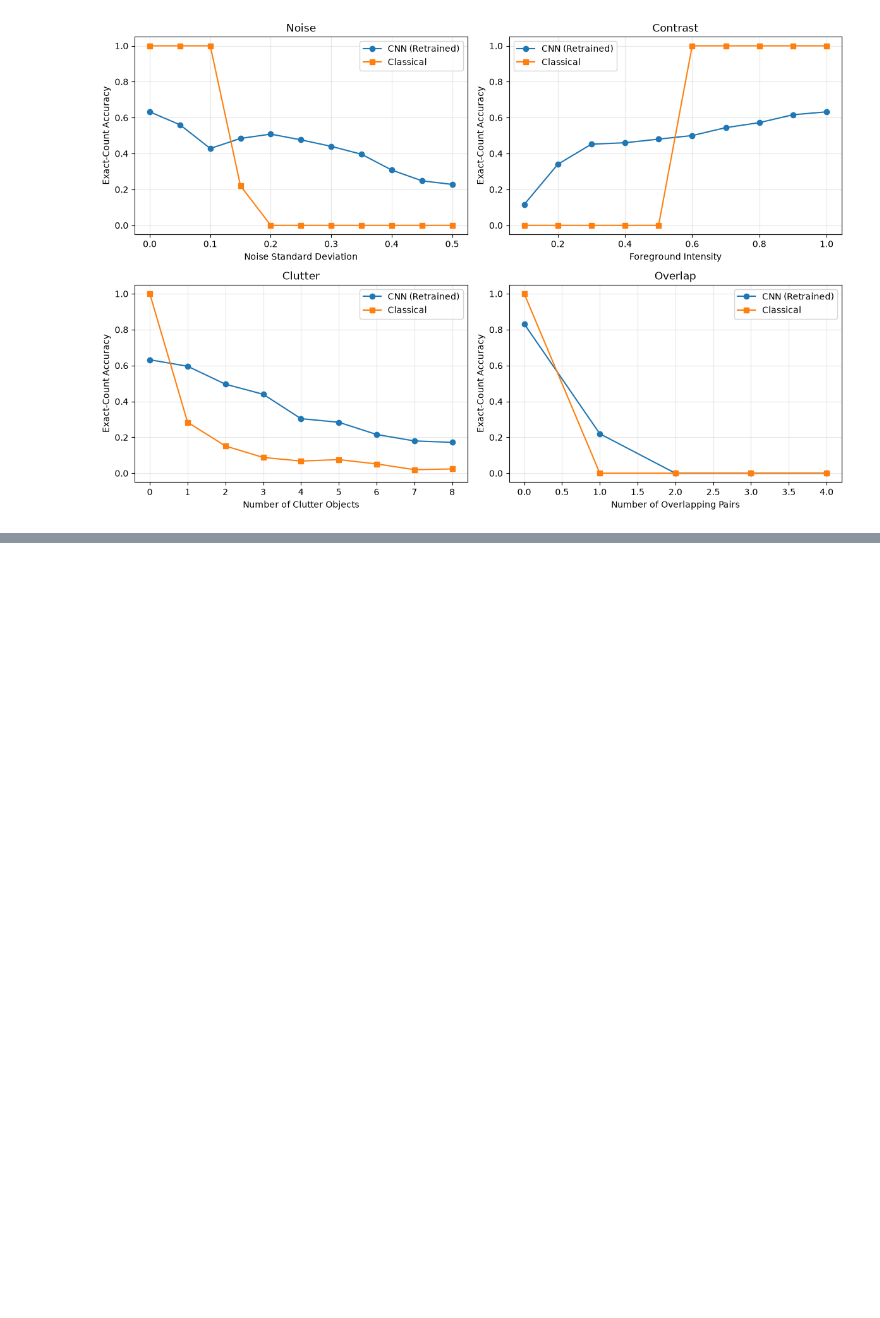
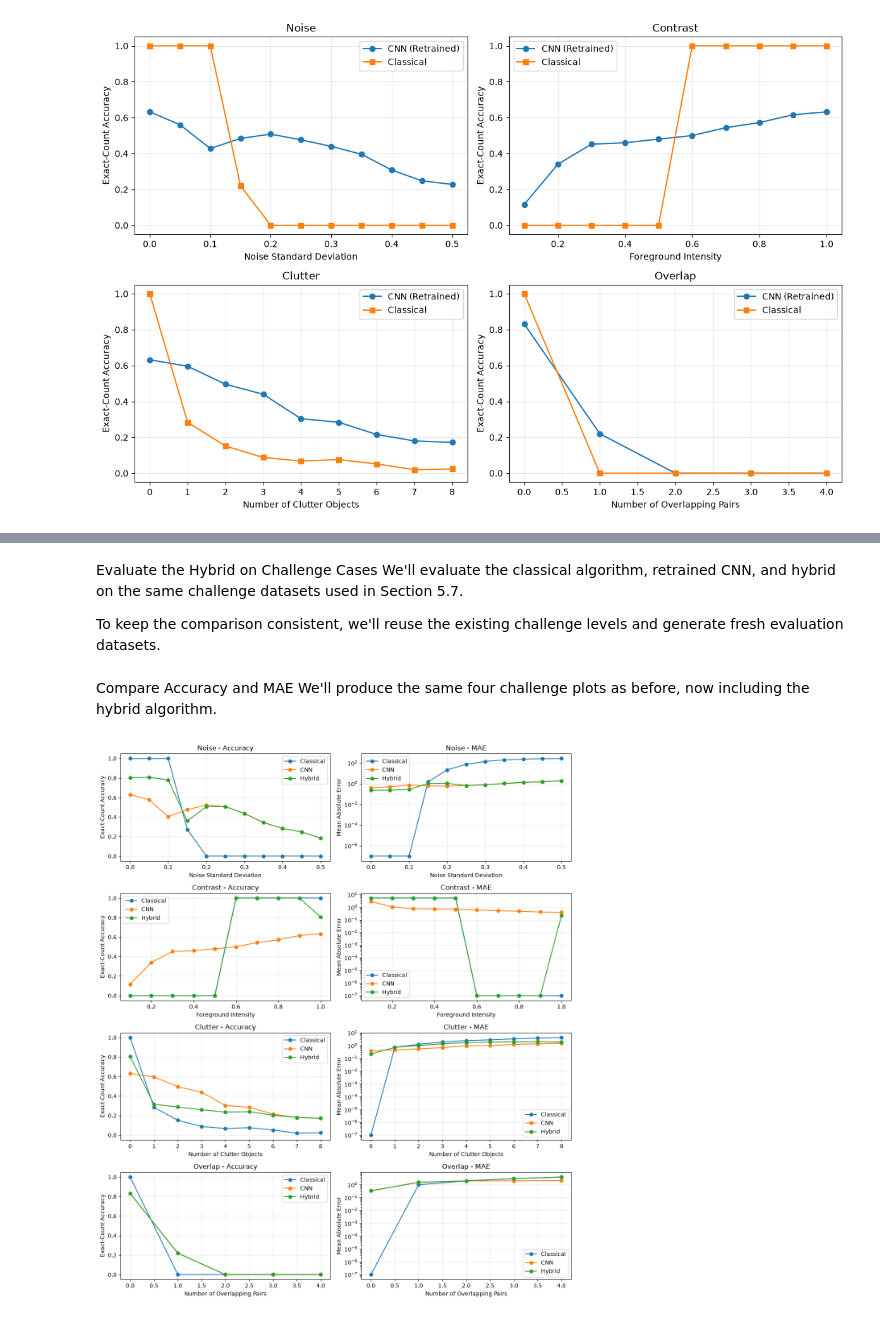
Before and after one commit to ruc-practical-ai-fall-2026/lectures, a Jupyter notebook: class-07/notebooks/01_use_case_selection_example.ipynb, the cells around one changed output, grey strips where cells are left out. Drawn from its saved outputs; the diff is of its cells as text; code cells hidden in the pictures; blank space fills up the shorter version.

Commit message:
Draft hybrid routing scheme in use case selection example

```diff
--- a/class-07/notebooks/01_use_case_selection_example.ipynb
+++ b/class-07/notebooks/01_use_case_selection_example.ipynb
@@ -1323,0 +1716,5 @@ plt.show()
+# %% [markdown]
+Evaluate the Hybrid on Challenge Cases
+We'll evaluate the classical algorithm, retrained CNN, and hybrid on the same challenge datasets used in Section 5.7.
+
+To keep the comparison consistent, we'll reuse the existing challenge levels and generate fresh evaluation datasets.
@@ -1323,0 +1790,41 @@ plt.show()
+# %% [markdown]
+Compare Accuracy and MAE
+We'll produce the same four challenge plots as before, now including the hybrid algorithm.
+# %%
+methods = ["Classical", "CNN", "Hybrid"]
+
+fig, axes = plt.subplots(4, 2, figsize=(12, 14))
+
+eps = 1e-7
+
+experiments = [
+    ("Noise", noise_levels, "Noise Standard Deviation"),
+    ("Contrast", contrast_levels, "Foreground Intensity"),
+    ("Clutter", clutter_levels, "Number of Clutter Objects"),
+    ("Overlap", overlap_levels, "Number of Overlapping Pairs"),
+]
+
+for row, (name, levels, xlabel) in enumerate(experiments):
+    for method in methods:
+        accuracy = [r[method]["accuracy"] for r in hybrid_curves[name]]
+        mae = [r[method]["mae"] for r in hybrid_curves[name]]
+
+        axes[row, 0].plot(levels, accuracy, "o-", label=method)
+        axes[row, 1].semilogy(levels, np.abs(mae) + eps, "o-", label=method)
+
+    axes[row, 0].set_title(f"{name} - Accuracy")
+    axes[row, 0].set_ylabel("Exact-Count Accuracy")
+    axes[row, 0].set_ylim(-0.05, 1.05)
+
+    axes[row, 1].set_title(f"{name} - MAE")
+    axes[row, 1].set_ylabel("Mean Absolute Error")
+
+    for ax in axes[row]:
+        ax.set_xlabel(xlabel)
+        ax.grid(alpha=0.3)
+        ax.legend()
+
+plt.tight_layout()
+plt.show()
+# %% [output]
+[figure, added]
```
Also changed, not shown: parts of 26 cells of this notebook.
